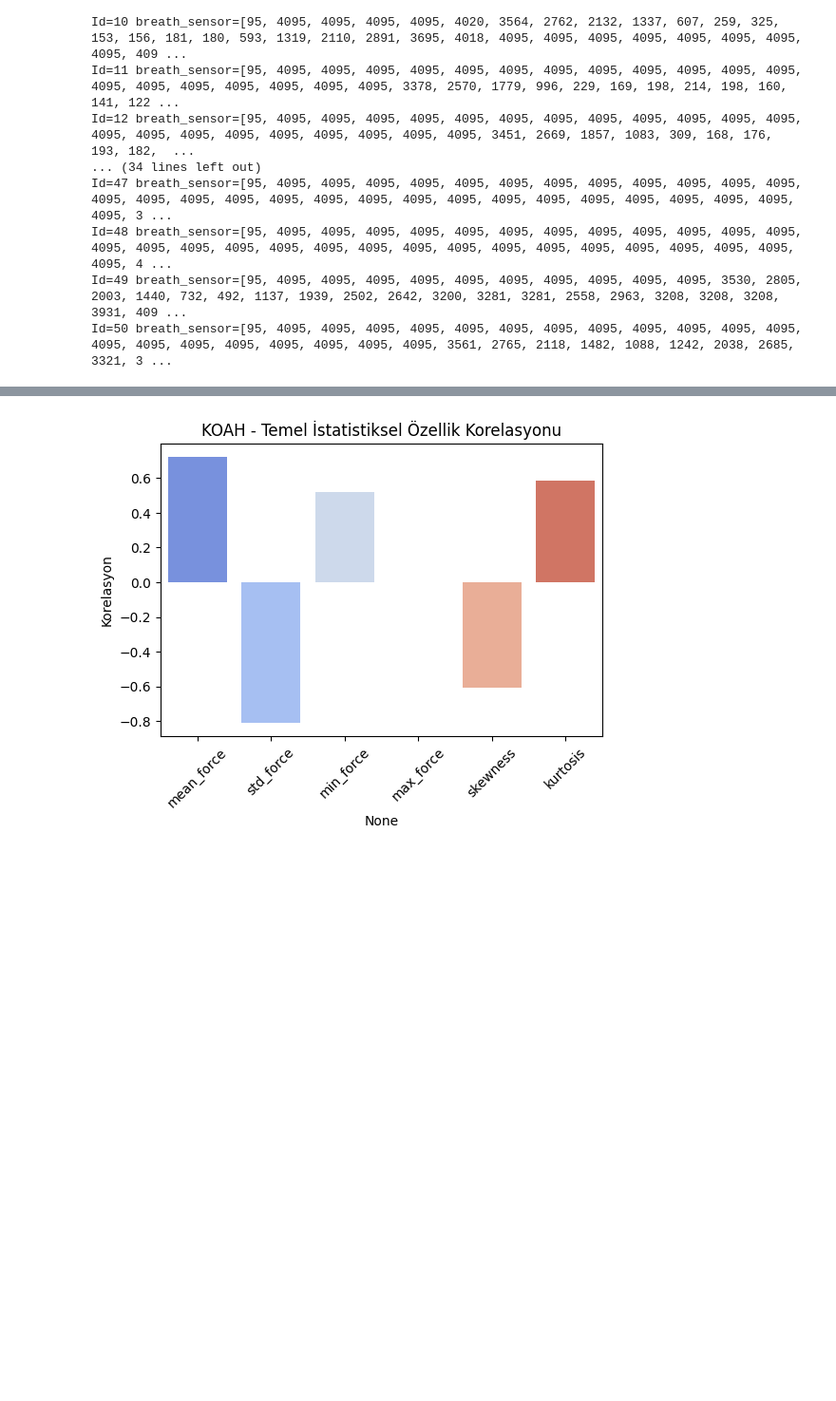
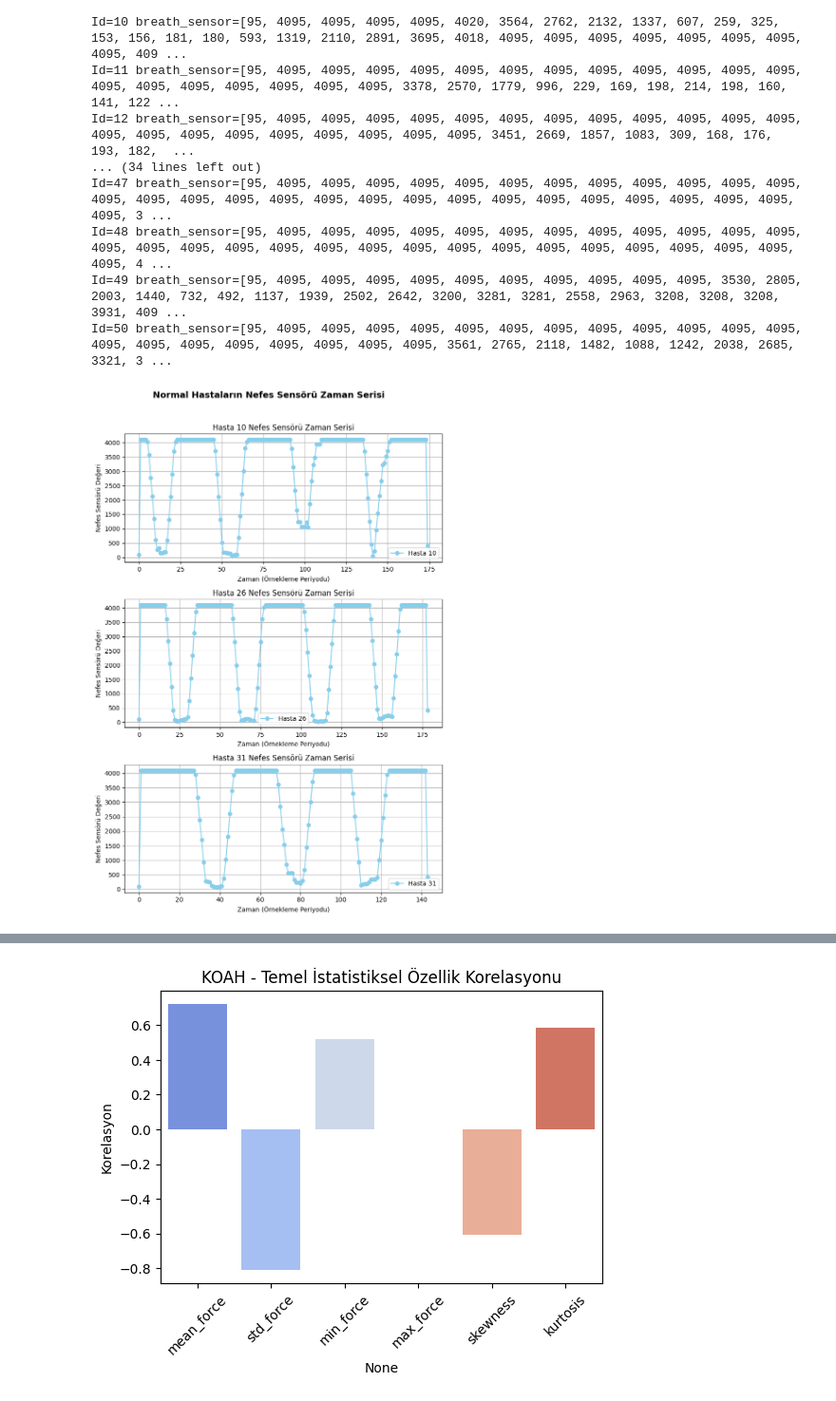
Before and after one commit to Dousery/AI_Powered_Human_Breathing, a Jupyter notebook: final_project.ipynb, the cells around one changed output, grey strips where cells are left out. Shown: that part at 95% size. Drawn from its saved outputs; the diff is of its cells as text; code cells hidden in the pictures; blank space fills up the shorter version.

```diff
--- a/final_project.ipynb
+++ b/final_project.ipynb
@@ -130,3 +130,5 @@ Id=47 breath_sensor=[95, 4095, 4095, 4095, 4095, 4095, 4095, 4095, 4095, 4095, 4
 Id=48 breath_sensor=[95, 4095, 4095, 4095, 4095, 4095, 4095, 4095, 4095, 4095, 4095, 4095, 4095, 4095, 4095, 4095, 4095, 4095, 4095, 4095, 4095, 4095, 4095, 4095, 4095, 4095, 4095, 4095, 4095, 4095, 4 ...
 Id=49 breath_sensor=[95, 4095, 4095, 4095, 4095, 4095, 4095, 4095, 4095, 4095, 4095, 3530, 2805, 2003, 1440, 732, 492, 1137, 1939, 2502, 2642, 3200, 3281, 3281, 2558, 2963, 3208, 3208, 3208, 3931, 409 ...
 Id=50 breath_sensor=[95, 4095, 4095, 4095, 4095, 4095, 4095, 4095, 4095, 4095, 4095, 4095, 4095, 4095, 4095, 4095, 4095, 4095, 4095, 4095, 4095, 3561, 2765, 2118, 1482, 1088, 1242, 2038, 2685, 3321, 3 ...
+# %%
+sample_healthy_patients = [patient_list[9], patient_list[25], patient_list[30]]
@@ -132,0 +137,30 @@ Id=50 breath_sensor=[95, 4095, 4095, 4095, 4095, 4095, 4095, 4095, 4095, 4095, 4
+# %%
+def plot_time_series_for_patients(patients, is_sick, sample_period=1):
+    num_patients = len(patients)  # Hasta sayısı
+
+    fig, axes = plt.subplots(nrows=num_patients, ncols=1, figsize=(8, 4 * num_patients))
+    # Hasta sayısına göre alt grafikler oluştur
+
+    if num_patients == 1:
+        axes = [axes]  # Tek hasta varsa liste haline getir
+
+    for i, patient in enumerate(patients):
+        y_values = patient.breath_sensor  # Nefes sensörü değerleri
+        x_values = np.arange(0, len(y_values) * sample_period, sample_period)  # Eşit aralıklı zaman noktaları
+
+        axes[i].plot(x_values, y_values, marker='o', linestyle='-', color="skyblue", label=f"Hasta {patient.id}")
+        axes[i].set_xlabel("Zaman (Örnekleme Periyodu)")
+        axes[i].set_ylabel("Nefes Sensörü Değeri")
+        axes[i].set_title(f"Hasta {patient.id} Nefes Sensörü Zaman Serisi")
+        axes[i].grid(True)
+        axes[i].legend()
+
+    main_title = "KOAH Hastaların Nefes Sensörü Zaman Serisi" if is_sick else "Normal Hastaların Nefes Sensörü Zaman Serisi"
+    fig.suptitle(main_title, fontsize=14, fontweight="bold")
+
+    plt.tight_layout(rect=[0, 0, 1, 0.96])  # Başlık sıkışmasını önle
+    plt.show()
+# %%
+plot_time_series_for_patients(sample_healthy_patients,False)
+# %% [output]
+[figure, added]
```
Also changed, not shown: parts of 10 cells of this notebook.
